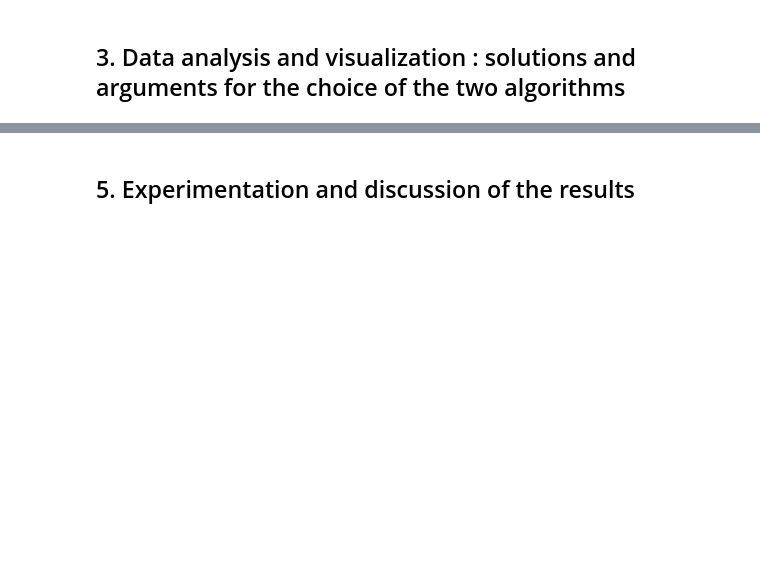
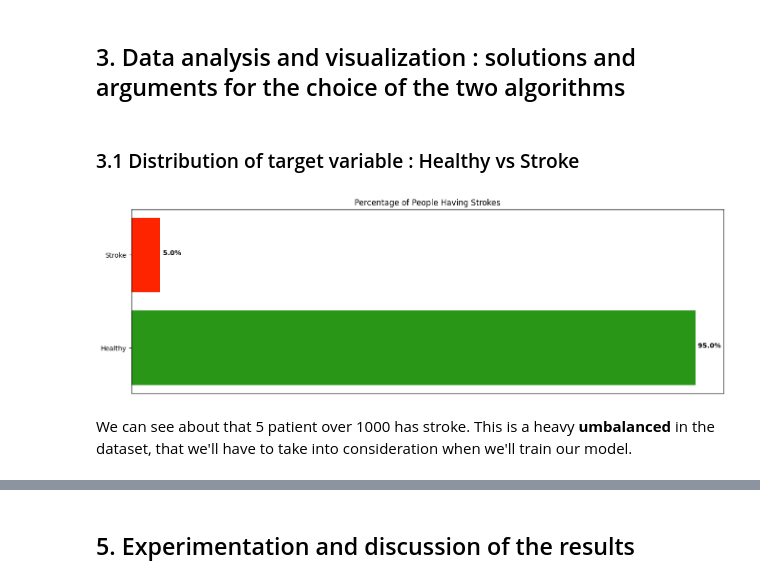
Before and after one commit to Raideeen/stroke_prediction, a Jupyter notebook: analysis.ipynb, the cells around one changed output, grey strips where cells are left out. Cells and saved outputs as stored; diff of their text form; code cells hidden in the pictures; blank space fills up the shorter version.

```diff
--- a/analysis.ipynb
+++ b/analysis.ipynb
@@ -114,0 +226,7 @@ df.head()
+# %%
+# Use a simple imputer to fill in the missing values with the median value of the dataset
+from sklearn.impute import SimpleImputer
+imputer = SimpleImputer(strategy='median')
+df['bmi'] = imputer.fit_transform(df[['bmi']])
+
+df.isnull().sum()
@@ -115,5 +247,46 @@ df.head()
 # %% [markdown]
 ## 3. Data analysis and visualization : solutions and arguments for the choice of the two algorithms
+# %% [markdown]
+### 3.1 Distribution of target variable : Healthy vs Stroke
+# %%
+# Count the number of occurrences of each unique value in the 'stroke' column
+x = df['stroke'].value_counts()
+
+# Calculate the proportion of stroke cases in the dataset
+stroke_proportion = round(x[1]/x[0], 2)*100
+
+# Create a bar plot
+fig, ax = plt.subplots()
+
+# Plot the counts
+ax.barh(x.index, x.values, color=['#299617', '#ff2400'])
+
+# Label the y-axis with the unique values in the 'stroke' column
+ax.set_yticks(x.index)
+ax.set_yticklabels(['Healthy', 'Stroke'])
+
+# Show the percentage above the bars
+for i, v in enumerate(x.values):
+    if i == 1:  # If the current bar corresponds to stroke cases
+        ax.text(v + 3, i, f" {stroke_proportion}%", color='black', fontweight='bold')
+    else:  # If the current bar corresponds to healthy cases
+        ax.text(v + 3, i, f" {100 - stroke_proportion}%", color='black', fontweight='bold')
+
+# Hide the x-axis
+ax.get_xaxis().set_visible(False)
+
+# Set the title
+ax.set_title('Percentage of People Having Strokes')
+
+# Increase the size to fit the text
+fig.set_size_inches(16, 5)
+
+# Show the plot
+plt.show()
+# %% [output]
+[figure, added]
+# %% [markdown]
+We can see about that 5 patient over 1000 has stroke. This is a heavy **umbalanced** in the dataset, that we'll have to take into consideration when we'll train our model.
 # %% [markdown]
 ## 4. Cybersecurity: Data Privacy and Ethics, implementing anonymization techniques
 
```
Also changed, not shown: parts of 17 cells of this notebook.
